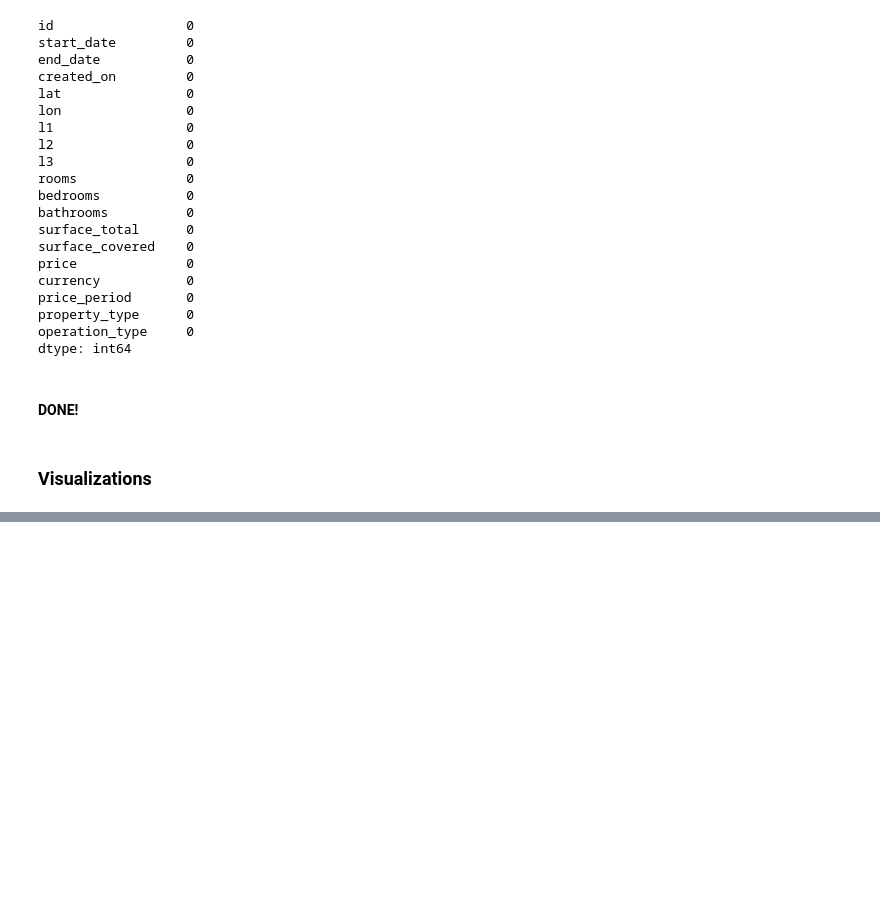
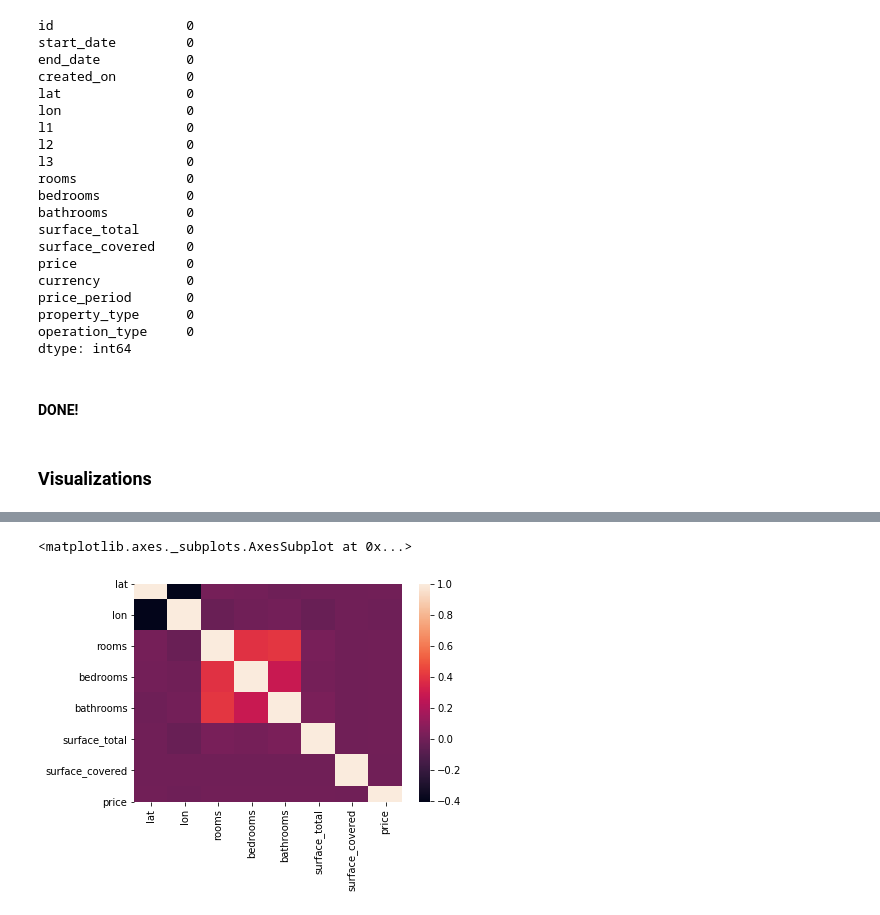
Before and after one commit to cjpena531/House_Prices_Prediction, a Jupyter notebook: EDA.ipynb, the cells around one changed output, grey strips where cells are left out. Saved outputs shown, nothing was run; the diff lists cells and outputs as text; code cells hidden in the pictures; blank space fills up the shorter version.

```diff
--- a/EDA.ipynb
+++ b/EDA.ipynb
@@ -86,0 +92,5 @@ display(argentina.iloc[:,12:].head(3))
+# %%
+argentina['start_date'] = pd.to_datetime(argentina['start_date'])
+argentina['created_on'] = pd.to_datetime(argentina['created_on'])
+# %%
+argentina['end_date'] = pd.to_datetime(argentina['end_date'])
@@ -86,0 +111,4 @@ display(argentina.iloc[:,12:].head(3))
+# %%
+argentina['end_date'] = argentina['end_date'].str.replace('9999-12-31', '2262-04-11')
+# %%
+argentina['end_date'] = pd.to_datetime(argentina['end_date'])
@@ -494,0 +568,5 @@ dtype: int64
+# %%
+sns.heatmap(argentina.corr())
+# %% [output]
+<matplotlib.axes._subplots.AxesSubplot at 0x...>
+[figure, added]
```
Also changed, not shown: parts of 32 cells of this notebook.
